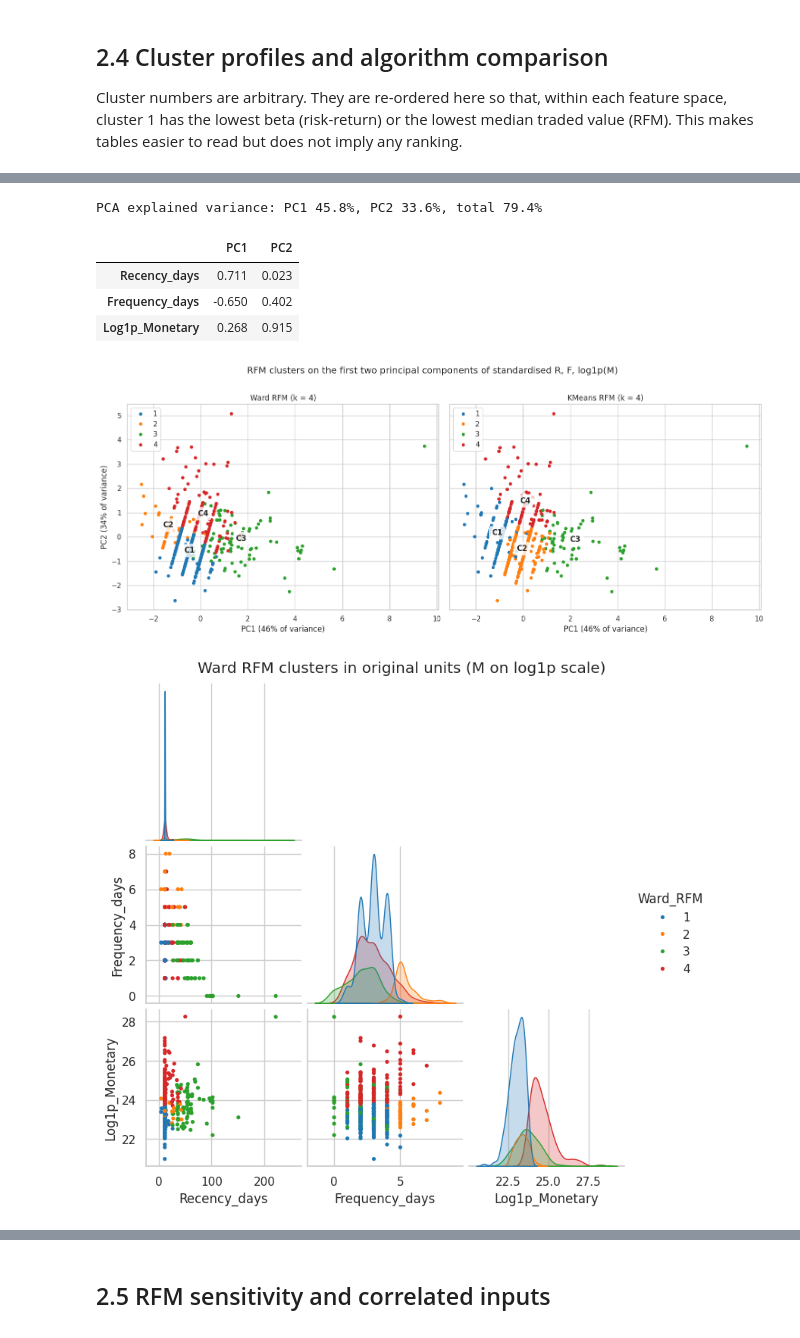
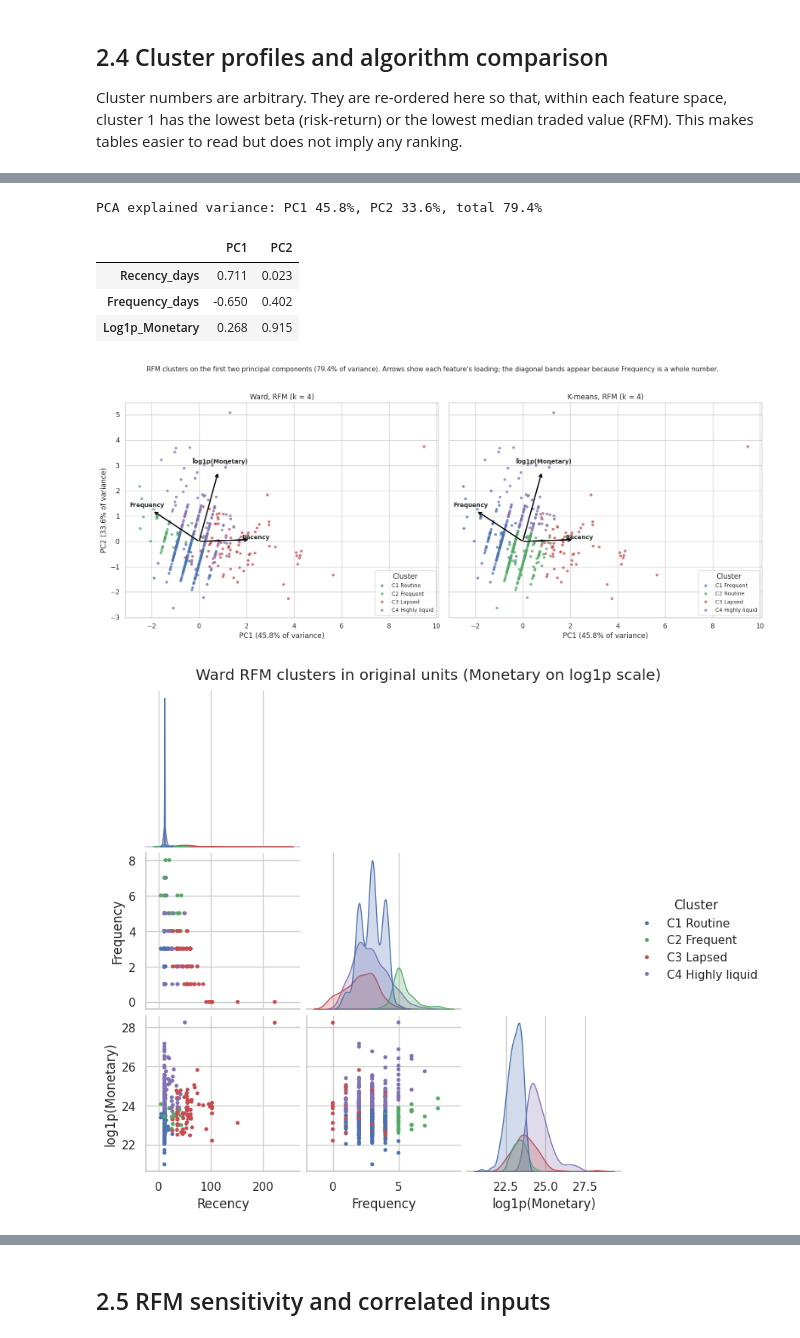
Before and after one commit to sumaiyarizzan-sns/w2120567-SP500-RFM-Clustering, a Jupyter notebook: w2120567_SP500_RFM_Clustering.ipynb, the cells around one changed output, grey strips where cells are left out. Saved outputs shown, nothing was run; the diff lists cells and outputs as text; code cells hidden in the pictures.

```diff
--- a/w2120567_SP500_RFM_Clustering.ipynb
+++ b/w2120567_SP500_RFM_Clustering.ipynb
@@ -1007,18 +1005,15 @@ KMeans_RFM profile (original units)
 # Risk-return: only two features, so they are plotted directly in original units (no reduction needed)
 fig, axes = plt.subplots(1, 2, figsize=(15, 6), sharex=True, sharey=True)
 for ax, col in zip(axes, ["Ward_RR", "KMeans_RR"]):
-    sns.scatterplot(data=df, x="Weekly_Beta", y=df["Mean_Weekly_Return"] * 100, hue=col,
-                    palette="tab10", s=28, ax=ax, edgecolor="none")
+    sns.scatterplot(x=df["Weekly_Beta"], y=df["Mean_Weekly_Return"] * 100, hue=named(col), hue_order=name_order(col),
+                    palette=PAL[3], s=26, edgecolor="none", ax=ax)
     for c, g in df.groupby(col):
-        ax.annotate(f"C{c}", (g["Weekly_Beta"].mean(), g["Mean_Weekly_Return"].mean() * 100),
-                    fontsize=12, weight="bold", ha="center",
-                    bbox=dict(boxstyle="round", fc="white", alpha=.8))
-    ext = df.loc[(df["Weekly_Beta"].rank(pct=True) > .99) | (df["Mean_Weekly_Return"].abs().rank(pct=True) > .99)]
+        ax.scatter(g["Weekly_Beta"].mean(), g["Mean_Weekly_Return"].mean() * 100, marker="X", s=220, c="black", zorder=5)
+    ext = df.loc[(df["Weekly_Beta"].rank(pct=True) > .99) | (df["Mean_Weekly_Return"].rank(pct=True) > .99)]
     for t, r in ext.iterrows():
         ax.annotate(t, (r["Weekly_Beta"], r["Mean_Weekly_Return"] * 100), fontsize=7, xytext=(3, 3), textcoords="offset points")
-    ax.axvline(1, ls=":", c="grey"); ax.axhline(bench_ret.mean() * 100, ls=":", c="grey")
-    ax.set(title=f"{col.replace('_', ' ')} (k = {df[col].nunique()})", xlabel="Weekly beta vs ^GSPC",
-           ylabel="Mean weekly return (%)")
-plt.suptitle("Risk-return clusters (dotted lines: beta = 1 and benchmark mean weekly return)", y=1.01)
+    ax.axvline(1, ls=":", c="grey")
+    ax.set(title=f"{TITLE[col]} (k = {df[col].nunique()})", xlabel="Weekly beta against ^GSPC", ylabel="Mean weekly return (%)")
+    ax.legend(title="Cluster (X = cluster mean)", fontsize=9)
 plt.tight_layout(); savefig("fig06_risk_return_clusters"); plt.show()
 # %% [output]
@@ -1026,35 +1021,41 @@ plt.tight_layout(); savefig("fig06_risk_return_clusters"); plt.show()
 # %%
 # RFM: three features -> PCA to 2-D for display only (clustering used all three standardised features)
 pca = PCA(n_components=2, random_state=SEED).fit(X_rfm)
 P = pca.transform(X_rfm)
 evr = pca.explained_variance_ratio_
 loadings = pd.DataFrame(pca.components_.T, index=RFM_COLS, columns=["PC1", "PC2"])
 print(f"PCA explained variance: PC1 {evr[0]:.1%}, PC2 {evr[1]:.1%}, total {evr.sum():.1%}")
 display(loadings.round(3))
 
-fig, axes = plt.subplots(1, 2, figsize=(15, 6), sharex=True, sharey=True)
+FEAT = {"Recency_days": "Recency", "Frequency_days": "Frequency", "Log1p_Monetary": "log1p(Monetary)",
+        "Mean_Weekly_Return": "Mean weekly return", "Weekly_Beta": "Weekly beta"}
+fig, axes = plt.subplots(1, 2, figsize=(16, 6.5), sharex=True, sharey=True)
 for ax, col in zip(axes, ["Ward_RFM", "KMeans_RFM"]):
-    sns.scatterplot(x=P[:, 0], y=P[:, 1], hue=df[col].to_numpy(), palette="tab10", s=28, ax=ax, edgecolor="none")
-    for c in sorted(df[col].unique()):
-        m = (df[col] == c).to_numpy()
-        ax.annotate(f"C{c}", P[m].mean(0), fontsize=12, weight="bold", ha="center",
-                    bbox=dict(boxstyle="round", fc="white", alpha=.8))
-    ax.set(title=f"{col.replace('_', ' ')} (k = {df[col].nunique()})",
-           xlabel=f"PC1 ({evr[0]:.0%} of variance)", ylabel=f"PC2 ({evr[1]:.0%} of variance)")
-plt.suptitle("RFM clusters on the first two principal components of standardised R, F, log1p(M)", y=1.01)
+    sns.scatterplot(x=P[:, 0], y=P[:, 1], hue=named(col).to_numpy(), hue_order=name_order(col), palette=PAL[4],
+                    s=22, alpha=.75, edgecolor="none", ax=ax)
+    for f in RFM_COLS:   # loading arrows show what each axis means
+        x, y = loadings.at[f, "PC1"] * 3, loadings.at[f, "PC2"] * 3
+        ax.annotate("", xy=(x, y), xytext=(0, 0), arrowprops=dict(arrowstyle="->", lw=2, color="black"))
+        ax.text(x * 1.12, y * 1.12, FEAT[f], fontsize=10, weight="bold", ha="center")
+    ax.set(title=f"{TITLE[col]} (k = {df[col].nunique()})",
+           xlabel=f"PC1 ({evr[0]:.1%} of variance)", ylabel=f"PC2 ({evr[1]:.1%} of variance)")
+    ax.legend(title="Cluster", fontsize=9, loc="lower right")
+plt.suptitle(f"RFM clusters on the first two principal components ({evr.sum():.1%} of variance). "
+             "Arrows show each feature's loading; the diagonal bands appear because Frequency is a whole number.", y=1.02, fontsize=11)
 plt.tight_layout(); savefig("fig07_rfm_clusters_pca"); plt.show()
 
 # Original-unit view of the same clusters
-g = sns.pairplot(df[["Recency_days", "Frequency_days", "Log1p_Monetary", "Ward_RFM"]], hue="Ward_RFM",
-                 palette="tab10", plot_kws=dict(s=14, edgecolor="none"), corner=True, height=2.4)
-g.figure.suptitle("Ward RFM clusters in original units (M on log1p scale)", y=1.02)
+pp = df[["Recency_days", "Frequency_days", "Log1p_Monetary"]].rename(columns=FEAT).assign(Cluster=named("Ward_RFM"))
+g = sns.pairplot(pp, hue="Cluster", hue_order=name_order("Ward_RFM"), palette=PAL[4],
+                 plot_kws=dict(s=14, edgecolor="none"), corner=True, height=2.4)
+g.figure.suptitle("Ward RFM clusters in original units (Monetary on log1p scale)", y=1.02)
 savefig("fig08_rfm_pairplot"); plt.show()
 # %% [output]
 PCA explained variance: PC1 45.8%, PC2 33.6%, total 79.4%
 |  | PC1 | PC2 |
 | Recency_days | 0.711 | 0.023 |
 | Frequency_days | -0.650 | 0.402 |
 | Log1p_Monetary | 0.268 | 0.915 |
-[figure, old version]
+[figure, new version]
-[figure, old version]
+[figure, new version]
 # %%
```
Also changed, not shown: parts of 21 cells of this notebook, 2 other files.
